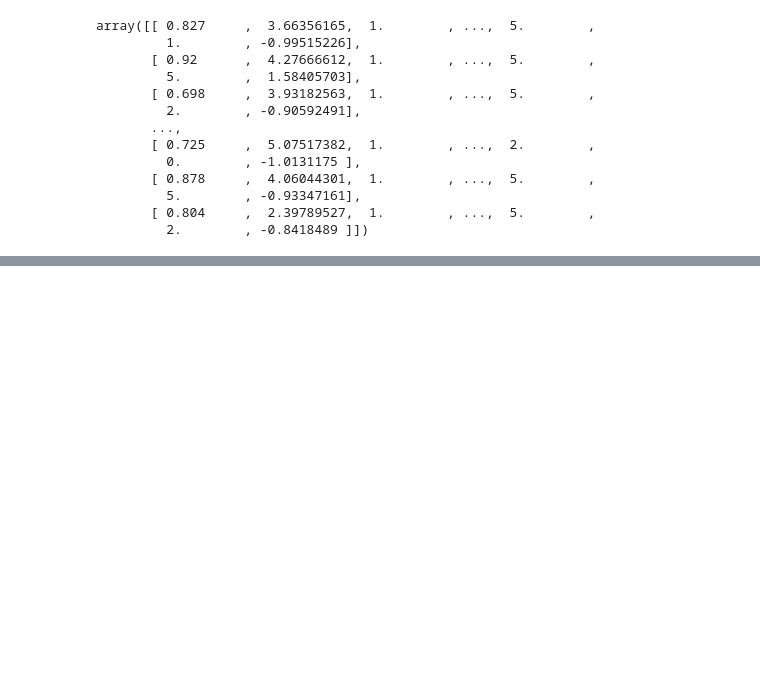
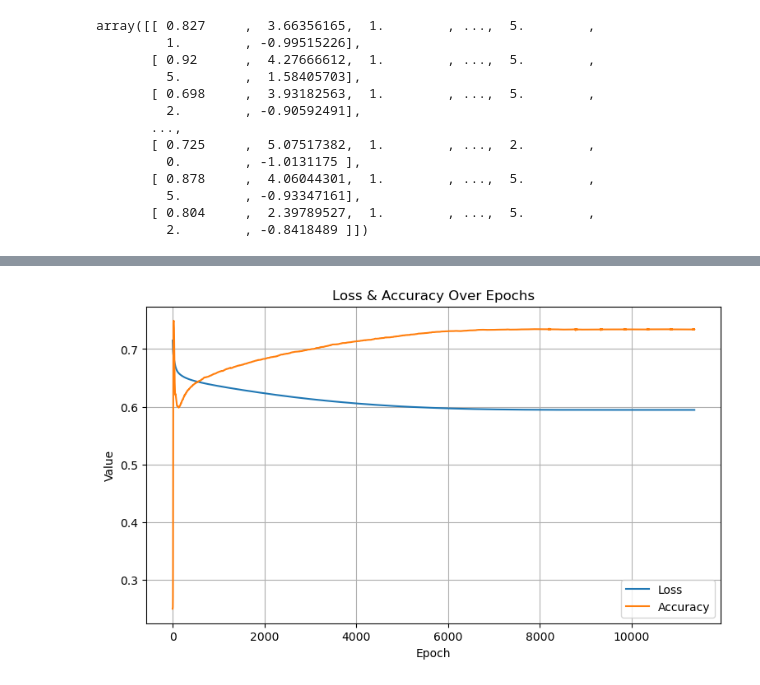
Before and after one commit to DinhXuanKhuong/Job-Change-of-Data-Scientists_Logistic-Regression-From-Scratch, a Jupyter notebook: notebooks/03_modeling.ipynb, the cells around one changed output, grey strips where cells are left out. Saved outputs shown, nothing was run; the diff lists cells and outputs as text; code cells hidden in the pictures; blank space fills up the shorter version.

```diff
--- a/notebooks/03_modeling.ipynb
+++ b/notebooks/03_modeling.ipynb
@@ -784,0 +777,5 @@ plt.show()
+# %%
+%%time
+
+model2 = LogisticRegressionAdam(print_every=1000)
+model2.fit(X_train, y_train)
@@ -784,0 +814,5 @@ plt.show()
+# %%
+%%time
+
+model3 = LogisticRegressionAdam(print_every=1000, weight_class=True)
+model3.fit(X_train, y_train)
@@ -784,0 +835,4 @@ plt.show()
+# %%
+plot_acc_loss(model3)
+# %% [output]
+[figure, added]
```
Also changed, not shown: parts of 40 cells of this notebook, 9 other files.
